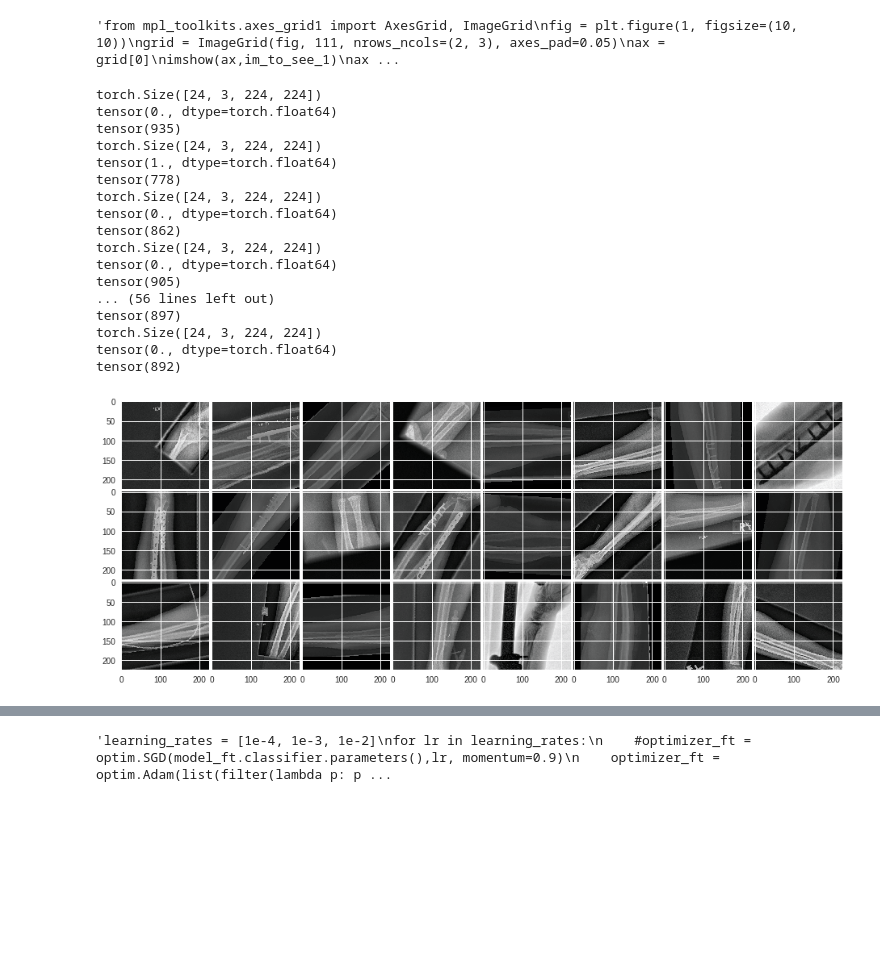
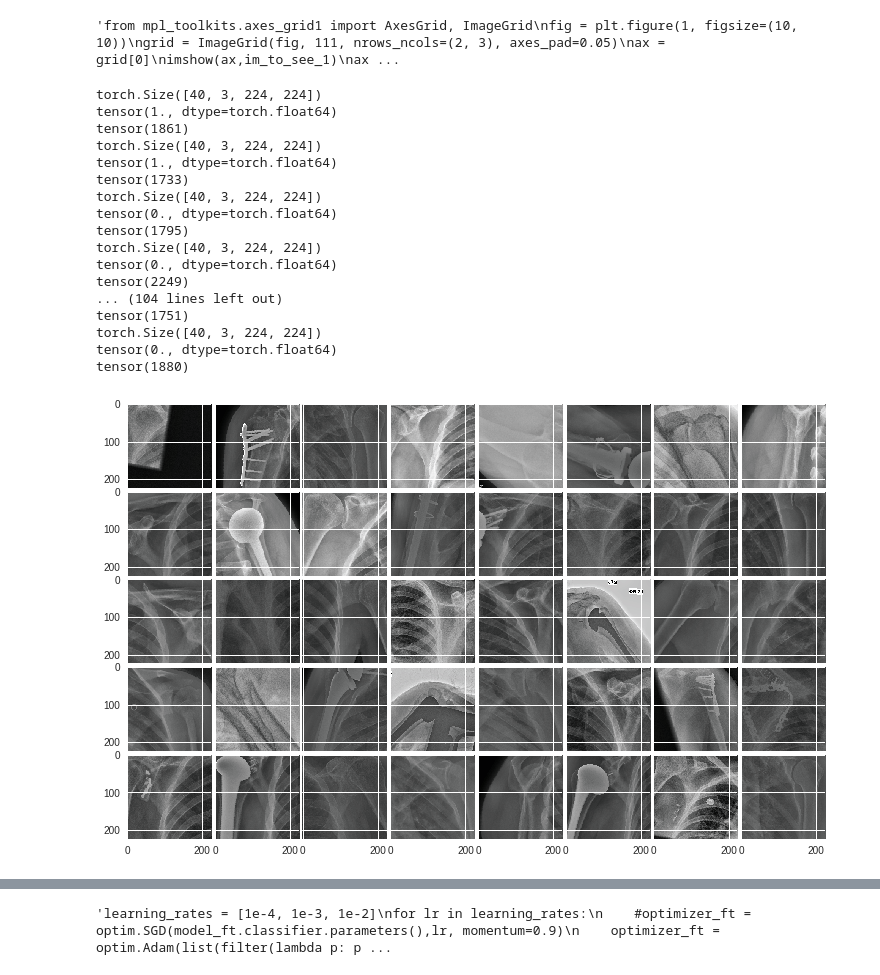
Before and after one commit to stanimman/Simple, a Jupyter notebook: Mura_All_Study_type.ipynb, the cells around one changed output, grey strips where cells are left out. Saved outputs shown, nothing was run; the diff lists cells and outputs as text; code cells hidden in the pictures; blank space fills up the shorter version.

```diff
--- a/Mura_All_Study_type.ipynb
+++ b/Mura_All_Study_type.ipynb
@@ -186,6 +199,21 @@ True
 !ls
 # %% [output]
 datalab  __MACOSX  sample_data  XR_FOREARM  XR_FOREARM.zip
+# %%
+#train_path_df = train_set[train_set.Study_type == 'XR_HUMERUS']
+#valid_path_df = valid_set[valid_set.Study_type == 'XR_HUMERUS']
+#train_path_df = train_set[train_set.Study_type == 'XR_FINGER']
+#valid_path_df = valid_set[valid_set.Study_type == 'XR_FINGER']
+#train_path_df = train_set[train_set.Study_type == 'XR_FOREARM']
+#valid_path_df = valid_set[valid_set.Study_type == 'XR_FOREARM']
+#train_path_df = train_set[train_set.Study_type == 'XR_HAND']
+#valid_path_df = valid_set[valid_set.Study_type == 'XR_HAND']
+#train_path_df = train_set[train_set.Study_type == 'XR_WRIST']
+#valid_path_df = valid_set[valid_set.Study_type == 'XR_WRIST']
+#train_path_df = train_set[train_set.Study_type == 'XR_ELBOW']
+#valid_path_df = valid_set[valid_set.Study_type == 'XR_ELBOW']
+train_path_df = train_set[train_set.Study_type == 'XR_SHOULDER']
+valid_path_df = valid_set[valid_set.Study_type == 'XR_SHOULDER']
 # %%
-train_path_df = train_forearm
-valid_path_df = valid_forearm
+#train_path_df = train_forearm
+#valid_path_df = valid_forearm
@@ -391,8 +434,8 @@ class MuraImageDataset(Dataset):
         img = clahe.apply(img)
         image = np.stack((img,)*3, -1)
         ### -- Clahe Transformation Ends -- ##
-        Id = labels = self.df.iloc[idx, 3]
-        labels = self.df.iloc[idx, 2]
+        Id = self.df.iloc[idx, 2]
+        labels = self.df.iloc[idx, 1]
         labels = labels.astype('float')
         if self.transform:
             image = self.transform(image)
@@ -424,8 +467,8 @@ transformed_valid_dataset = MuraImageDataset(df=valid_path_df,
 
                                            ]))
 # %%
-transformed_train_dl = DataLoader(transformed_train_dataset,batch_size=24,shuffle=True)
-transformed_valid_dl = DataLoader(transformed_valid_dataset,batch_size=24,shuffle=True)
+transformed_train_dl = DataLoader(transformed_train_dataset,batch_size=40,shuffle=True)
+transformed_valid_dl = DataLoader(transformed_valid_dataset,batch_size=40,shuffle=True)
 # %%
 from mpl_toolkits.axes_grid1 import AxesGrid, ImageGrid
 #@title Default title text
@@ -441,34 +484,34 @@ def imshow(axis, inp):
 # %%
 imgview, label,Id = next(iter(transformed_valid_dl))
 #print(img, label.size())
 fig = plt.figure(1, figsize=(16, 8))
-grid = ImageGrid(fig, 111, nrows_ncols=(3, 8), axes_pad=0.05)
+grid = ImageGrid(fig, 111, nrows_ncols=(5, 8), axes_pad=0.05)
 for i in range(imgview.size()[0]):
   #print(img)
   ax = grid[i]
   print(imgview.shape)
   imshow(ax,imgview[i])
   print(label[i])
   print(Id[i])
 # %% [output]
-torch.Size([24, 3, 224, 224])
+torch.Size([40, 3, 224, 224])
+tensor(1., dtype=torch.float64)
+tensor(1861)
+torch.Size([40, 3, 224, 224])
+tensor(1., dtype=torch.float64)
+tensor(1733)
+torch.Size([40, 3, 224, 224])
 tensor(0., dtype=torch.float64)
-tensor(935)
-torch.Size([24, 3, 224, 224])
-tensor(1., dtype=torch.float64)
-tensor(778)
-torch.Size([24, 3, 224, 224])
+tensor(1795)
+torch.Size([40, 3, 224, 224])
 tensor(0., dtype=torch.float64)
-tensor(862)
-torch.Size([24, 3, 224, 224])
+tensor(2249)
+... (104 lines left out)
+tensor(1751)
+torch.Size([40, 3, 224, 224])
 tensor(0., dtype=torch.float64)
-tensor(905)
-... (56 lines left out)
-tensor(897)
-torch.Size([24, 3, 224, 224])
-tensor(0., dtype=torch.float64)
-tensor(892)
+tensor(1880)
-[figure, old version]
+[figure, new version]
 # %%
 def get_count(layer_name,model_name):
   ct  = 0
```
Also changed, not shown: parts of 34 cells of this notebook.
